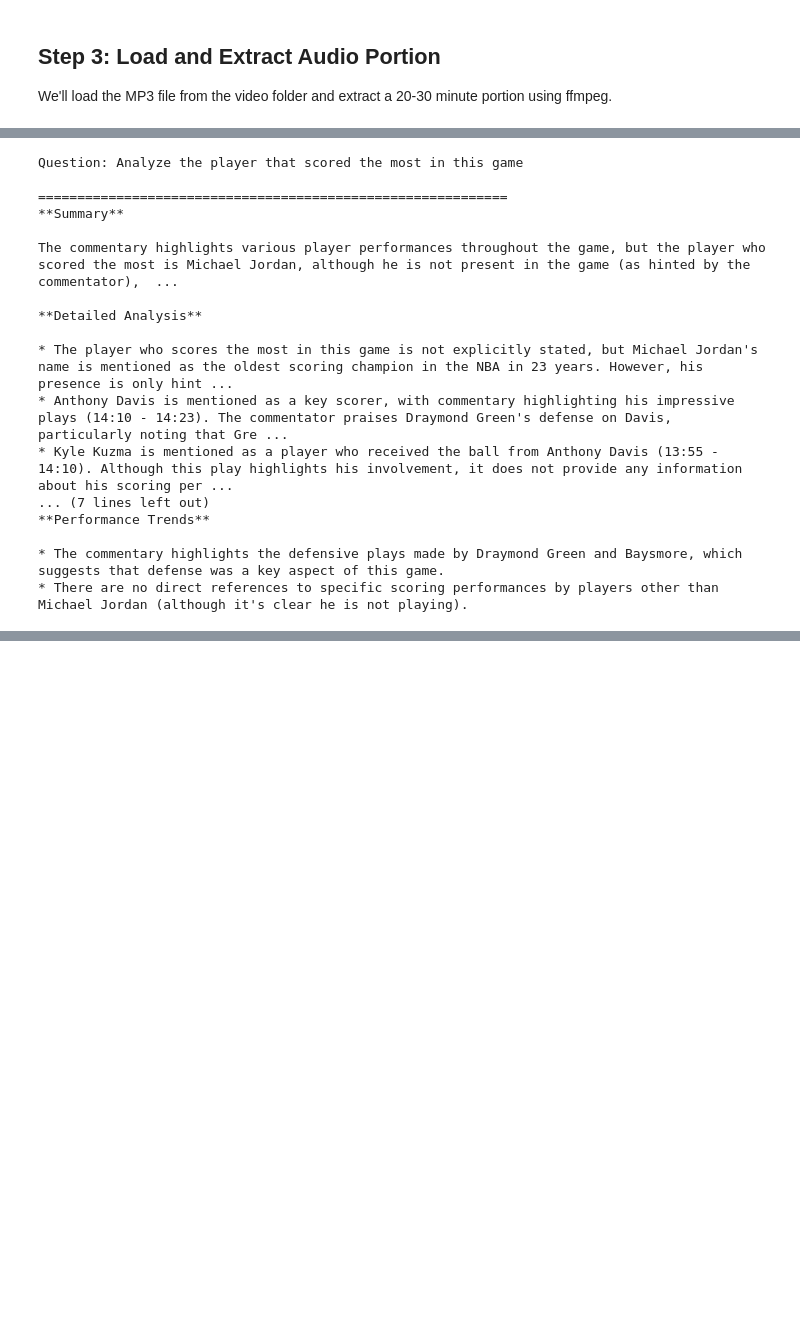
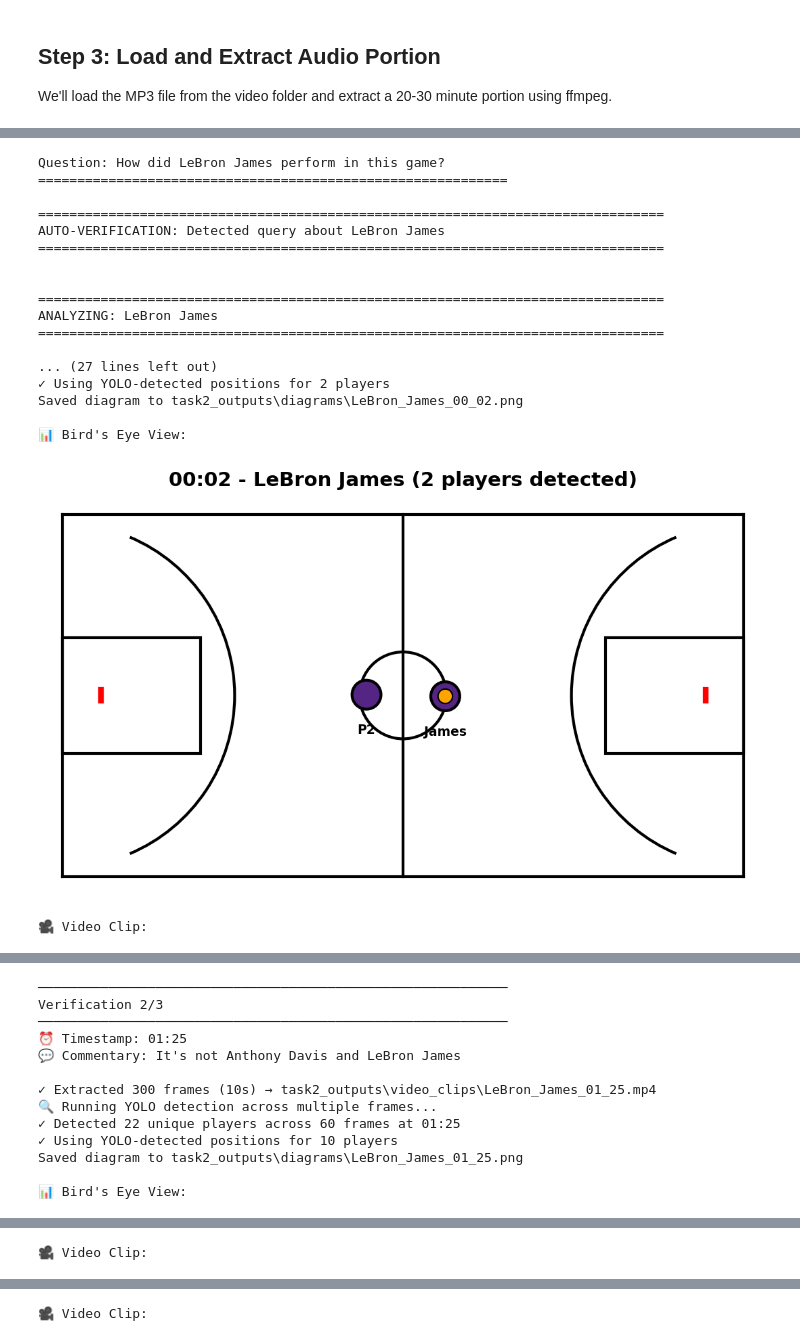
Before and after one commit to RobertWilliams114/courtvision, a Jupyter notebook: assignment-4.ipynb, the cells around one changed output, grey strips where cells are left out. Saved outputs shown, nothing was run; the diff lists cells and outputs as text; code cells hidden in the pictures; blank space fills up the shorter version.

Commit message:
Assignment 4 tasks 2 implementation

```diff
--- a/assignment-4.ipynb
+++ b/assignment-4.ipynb
@@ -72,16 +681,3 @@ def extract_audio_portion(
 
     print(f"Extracted audio saved to: {output_path}")
     return output_path
-# %%
-## Path to the source MP3 file
-SOURCE_AUDIO = "video/video.mp3"
-
-## Extract 25-minute portion of the mp3 file
-audio_path = extract_audio_portion(
-    SOURCE_AUDIO,
-    "game_portion.mp3",
-    start_minutes=0,
-    duration_minutes=25
-)
-
-print(f"\nUsing audio file: {audio_path}")
@@ -96,0 +684,20 @@ Using audio file: game_portion.mp3
+# %%
+import os
+
+## Path to the source MP3 file
+SOURCE_AUDIO = "video/video.mp3"
+OUTPUT_FILE = "game_portion.mp3"
+
+# Check if the extracted file already exists
+if os.path.exists(OUTPUT_FILE):
+    audio_path = OUTPUT_FILE
+    print(f"✓ Using existing file: {OUTPUT_FILE}")
+elif os.path.exists(SOURCE_AUDIO):
+    audio_path = SOURCE_AUDIO
+    print(f"⚠️ Using full audio file: {SOURCE_AUDIO}")
+else:
+    print(f"❌ No audio file found!")
+    audio_path = None
+
+if audio_path:
+    print(f"\nUsing audio file: {audio_path}")
@@ -423,26 +1101,28 @@ qa_system = BasketballCommentaryQA(vector_store, model="llama3.2")
 # %%
-## Example question 1: Top scorer analysis
-question1 = "Analyze the player that scored the most in this game"
+## Example question 1: LeBron James performance
+question1 = "How did LeBron James perform in this game?"
 
 print("Question:", question1)
-print("\n" + "="*60)
+print("" + "="*60)
 response1 = qa_system.ask(question1)
 print(response1)
 # %% [output]
-Question: Analyze the player that scored the most in this game
+Question: How did LeBron James perform in this game?
+============================================================
 
-============================================================
-**Summary**
+================================================================================
+AUTO-VERIFICATION: Detected query about LeBron James
+================================================================================
 
-The commentary highlights various player performances throughout the game, but the player who scored the most is Michael Jordan, although he is not present in the game (as hinted by the commentator),  ...
 
-**Detailed Analysis**
+================================================================================
+ANALYZING: LeBron James
+================================================================================
 
-* The player who scores the most in this game is not explicitly stated, but Michael Jordan's name is mentioned as the oldest scoring champion in the NBA in 23 years. However, his presence is only hint ...
-* Anthony Davis is mentioned as a key scorer, with commentary highlighting his impressive plays (14:10 - 14:23). The commentator praises Draymond Green's defense on Davis, particularly noting that Gre ...
-* Kyle Kuzma is mentioned as a player who received the ball from Anthony Davis (13:55 - 14:10). Although this play highlights his involvement, it does not provide any information about his scoring per ...
-... (7 lines left out)
-**Performance Trends**
+... (27 lines left out)
+✓ Using YOLO-detected positions for 2 players
+Saved diagram to task2_outputs\diagrams\LeBron_James_00_02.png
 
-* The commentary highlights the defensive plays made by Draymond Green and Baysmore, which suggests that defense was a key aspect of this game.
-* There are no direct references to specific scoring performances by players other than Michael Jordan (although it's clear he is not playing).
+📊 Bird's Eye View:
+[figure, added]
+🎥 Video Clip:
@@ -448,0 +1130,13 @@ The commentary highlights various player performances throughout the game, but t
+────────────────────────────────────────────────────────────
+Verification 2/3
+────────────────────────────────────────────────────────────
+⏰ Timestamp: 01:25
+💬 Commentary: It's not Anthony Davis and LeBron James
+
+✓ Extracted 300 frames (10s) → task2_outputs\video_clips\LeBron_James_01_25.mp4
+🔍 Running YOLO detection across multiple frames...
+✓ Detected 22 unique players across 60 frames at 01:25
+✓ Using YOLO-detected positions for 10 players
+Saved diagram to task2_outputs\diagrams\LeBron_James_01_25.png
+
+📊 Bird's Eye View:
@@ -448,0 +1144 @@ The commentary highlights various player performances throughout the game, but t
+🎥 Video Clip:
@@ -448,0 +1160 @@ The commentary highlights various player performances throughout the game, but t
+🎥 Video Clip:
```
Also changed, not shown: parts of 26 cells of this notebook, 8 other files.
